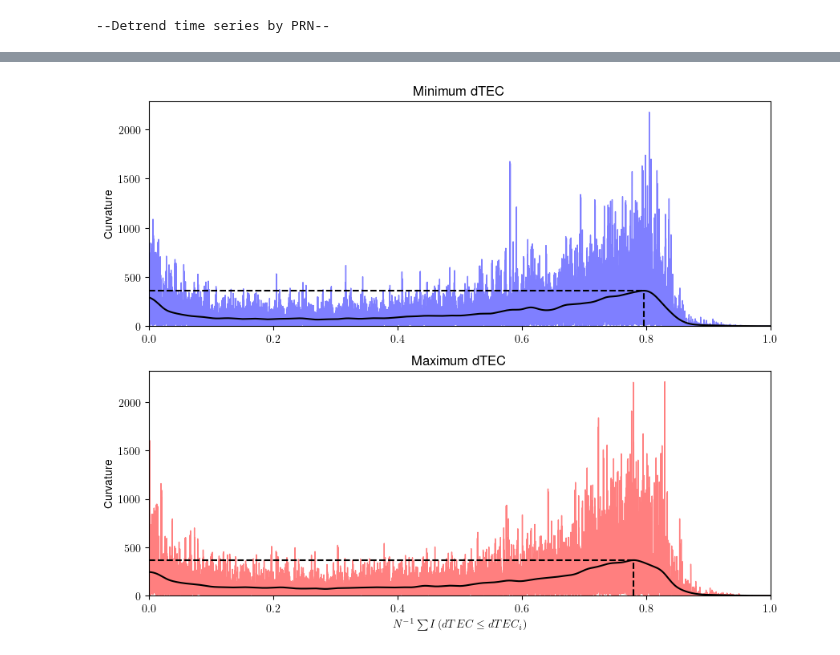
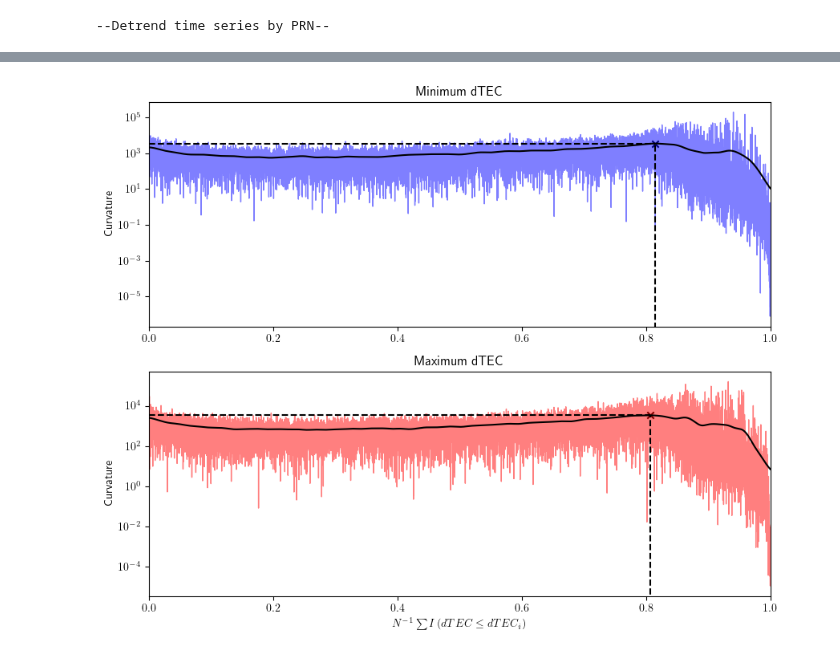
Before and after one commit to FedeSS99/ClusterTEC, a Jupyter notebook: EDA_VTECseries.ipynb, the cells around one changed output, grey strips where cells are left out. Cells and saved outputs as stored; diff of their text form; code cells hidden in the pictures.

```diff
--- a/EDA_VTECseries.ipynb
+++ b/EDA_VTECseries.ipynb
@@ -125,7 +75,8 @@ curvature_max_dTEC = calculate_curvature(smooth_max_dTEC, sum_indicator_max)
-# %%
-def KernelRegression(X, Y, h, Kernel):
-    X_reshape = X.reshape((1, X.size))
-
-    ValsKernel = Kernel((X_reshape - X_reshape.T)/h)
-    Y_regression = (Y * ValsKernel).sum(axis = 1)/ValsKernel.sum(axis = 1)
-    return Y_regression
+# %%
+curvature_min_dTEC = calculate_curvature(sorted_min_dTEC_values, sum_indicator_min)
+curvature_max_dTEC = calculate_curvature(sorted_max_dTEC_values, sum_indicator_max)
+# %%
+h_values = np.logspace(-3, -1, 100)
+
+best_h_tec_min = find_best_KR_bandwidth(sum_indicator_min, curvature_min_dTEC, h_values = h_values)
+best_h_tec_max = find_best_KR_bandwidth(sum_indicator_max, curvature_max_dTEC, h_values = h_values)
@@ -132,11 +90,6 @@ def KernelRegression(X, Y, h, Kernel):
 # %%
-NormKernel = lambda u: ((2.0 * np.pi) ** -0.5) * np.exp(-0.5 * u * u)
-
-#fit_smooth_curvature_min = KernelRegression(sum_indicator_min, smooth_curvature_min_dTEC, 1e-2, NormKernel)
-#fit_smooth_curvature_max = KernelRegression(sum_indicator_max, smooth_curvature_max_dTEC, 1e-2, NormKernel)
-
-fit_smooth_curvature_min = KernelRegression(sum_indicator_min, curvature_min_dTEC, 1e-2, NormKernel)
-fit_smooth_curvature_max = KernelRegression(sum_indicator_max, curvature_max_dTEC, 1e-2, NormKernel)
+fit_smooth_curvature_min = np.array([KernelRegression(sum_indicator_min[n], sum_indicator_min, curvature_min_dTEC, h = best_h_tec_min) for n in range(N)])
+fit_smooth_curvature_max = np.array([KernelRegression(sum_indicator_max[n], sum_indicator_max, curvature_max_dTEC, h = best_h_tec_max) for n in range(N)])
 
 min_maxfit_index = np.argmax(fit_smooth_curvature_min)
 max_maxfit_index = np.argmax(fit_smooth_curvature_max)
@@ -148,30 +101,32 @@ max_yfit = fit_smooth_curvature_max[max_maxfit_index]
 # %%
 Figure, Subplots = plt.subplots(ncols = 1, nrows = 2, sharex = "row", figsize = (10, 8))
 
 Subplots[0].set_title(label = "Minimum dTEC")
 Subplots[0].plot(sum_indicator_min, curvature_min_dTEC, color = "blue", linewidth = 1.0, alpha = 0.5)
 Subplots[0].plot(sum_indicator_min, fit_smooth_curvature_min, color = "black")
 Subplots[0].plot([0.0, min_xfit], 2*[min_yfit], "--k")
 Subplots[0].plot(2*[min_xfit], [0.0, min_yfit], "--k")
+Subplots[0].scatter([min_xfit], [min_yfit], marker = "x", c = "black", s = 36)
 
 Subplots[1].set_title(label = "Maximum dTEC")
 Subplots[1].plot(sum_indicator_max, curvature_max_dTEC, color = "red", linewidth = 1.0, alpha = 0.5)
 Subplots[1].plot(sum_indicator_max, fit_smooth_curvature_max, color = "black")
 Subplots[1].plot([0.0, max_xfit], 2*[max_yfit], "--k")
 Subplots[1].plot(2*[max_xfit], [0.0, max_yfit], "--k")
+Subplots[1].scatter([max_xfit], [max_yfit], marker = "x", c = "black", s = 36)
 
 Subplots[0].set_xlim(0.0, 1.0)
-Subplots[0].set_ylim(0.0)
+Subplots[0].set_yscale("log")
 Subplots[1].set_xlim(0.0, 1.0)
-Subplots[1].set_ylim(0.0)
+Subplots[1].set_yscale("log")
 
 Subplots[1].set_xlabel(r"$N^{-1}\sum I\left(dTEC \leq dTEC_{i}\right)$")
 Subplots[0].set_ylabel("Curvature")
 Subplots[1].set_ylabel("Curvature")
 
 plt.show()
 # %% [output]
-[figure, old version]
+[figure, new version]
 # %%
 Figure, Subplots = plt.subplots(ncols = 1, nrows = 1, figsize = (10, 8))
 
```
Also changed, not shown: parts of 10 cells of this notebook.
